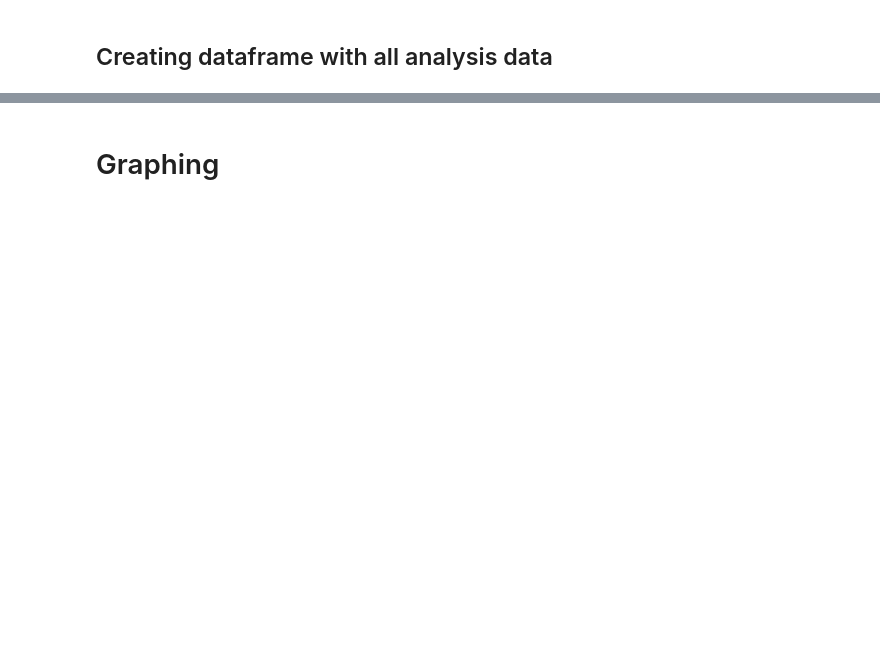
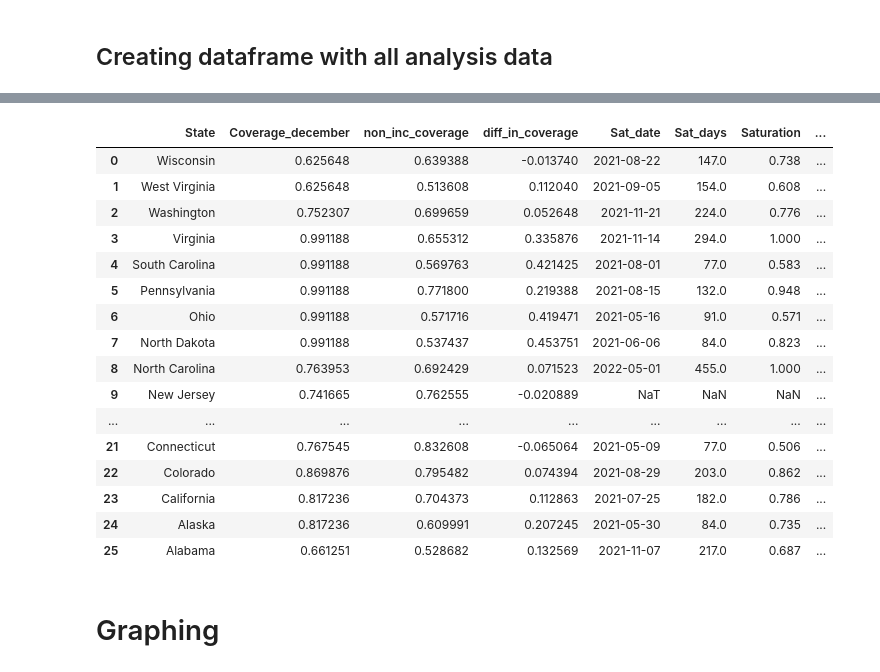
Before and after one commit to bansallab/incarcerated_vacc, a Jupyter notebook: covariate_data_cleaning.ipynb, the cells around one changed output, grey strips where cells are left out. Saved outputs shown, nothing was run; the diff lists cells and outputs as text; code cells hidden in the pictures; blank space fills up the shorter version.

```diff
--- a/covariate_data_cleaning.ipynb
+++ b/covariate_data_cleaning.ipynb
@@ -219,0 +271,14 @@ df_slow=pd.DataFrame(state_stop,columns=['State','Slow_date'])
+# %%
+state_stop=[]
+for state in states:
+  fit_results_df.loc[fit_results_df['State']==state]
+  saturation=fit_results_df.loc[fit_results_df['State']==state]['S'].iloc[0]
+  df_subset=df.loc[(df['State']==state)&(df['Mono.Initiated.Coverage']>=(saturation*0.95))]
+  if len(df_subset)>0:
+    df_subset=df_subset.sort_values(by='Date',ascending=True)
+    days=df_subset['Days'].iloc[0]
+    date=df_subset['Date'].iloc[0]
+    state_stop=state_stop+[[state,date,days,saturation]]
+df_slow=pd.DataFrame(state_stop,columns=['State','Sat_date','Sat_days','Saturation'])
+
+df_slow
@@ -308,5 +391,24 @@ print(df_analysis)
 # %%
 df_analysis.to_csv('analysis.csv')
+df_analysis
+# %% [output]
+|  | State | Coverage_december | non_inc_coverage | diff_in_coverage | Sat_date | Sat_days | Saturation | ... |
+| 0 | Wisconsin | 0.625648 | 0.639388 | -0.013740 | 2021-08-22 | 147.0 | 0.738 | ... |
+| 1 | West Virginia | 0.625648 | 0.513608 | 0.112040 | 2021-09-05 | 154.0 | 0.608 | ... |
+| 2 | Washington | 0.752307 | 0.699659 | 0.052648 | 2021-11-21 | 224.0 | 0.776 | ... |
+| 3 | Virginia | 0.991188 | 0.655312 | 0.335876 | 2021-11-14 | 294.0 | 1.000 | ... |
+| 4 | South Carolina | 0.991188 | 0.569763 | 0.421425 | 2021-08-01 | 77.0 | 0.583 | ... |
+| 5 | Pennsylvania | 0.991188 | 0.771800 | 0.219388 | 2021-08-15 | 132.0 | 0.948 | ... |
+| 6 | Ohio | 0.991188 | 0.571716 | 0.419471 | 2021-05-16 | 91.0 | 0.571 | ... |
+| 7 | North Dakota | 0.991188 | 0.537437 | 0.453751 | 2021-06-06 | 84.0 | 0.823 | ... |
+| 8 | North Carolina | 0.763953 | 0.692429 | 0.071523 | 2022-05-01 | 455.0 | 1.000 | ... |
+| 9 | New Jersey | 0.741665 | 0.762555 | -0.020889 | NaT | NaN | NaN | ... |
+| ... | ... | ... | ... | ... | ... | ... | ... | ... |
+| 21 | Connecticut | 0.767545 | 0.832608 | -0.065064 | 2021-05-09 | 77.0 | 0.506 | ... |
+| 22 | Colorado | 0.869876 | 0.795482 | 0.074394 | 2021-08-29 | 203.0 | 0.862 | ... |
+| 23 | California | 0.817236 | 0.704373 | 0.112863 | 2021-07-25 | 182.0 | 0.786 | ... |
+| 24 | Alaska | 0.817236 | 0.609991 | 0.207245 | 2021-05-30 | 84.0 | 0.735 | ... |
+| 25 | Alabama | 0.661251 | 0.528682 | 0.132569 | 2021-11-07 | 217.0 | 0.687 | ... |
 # %% [markdown]
 # Graphing
 # %%
```
Also changed, not shown: parts of 14 cells of this notebook.
